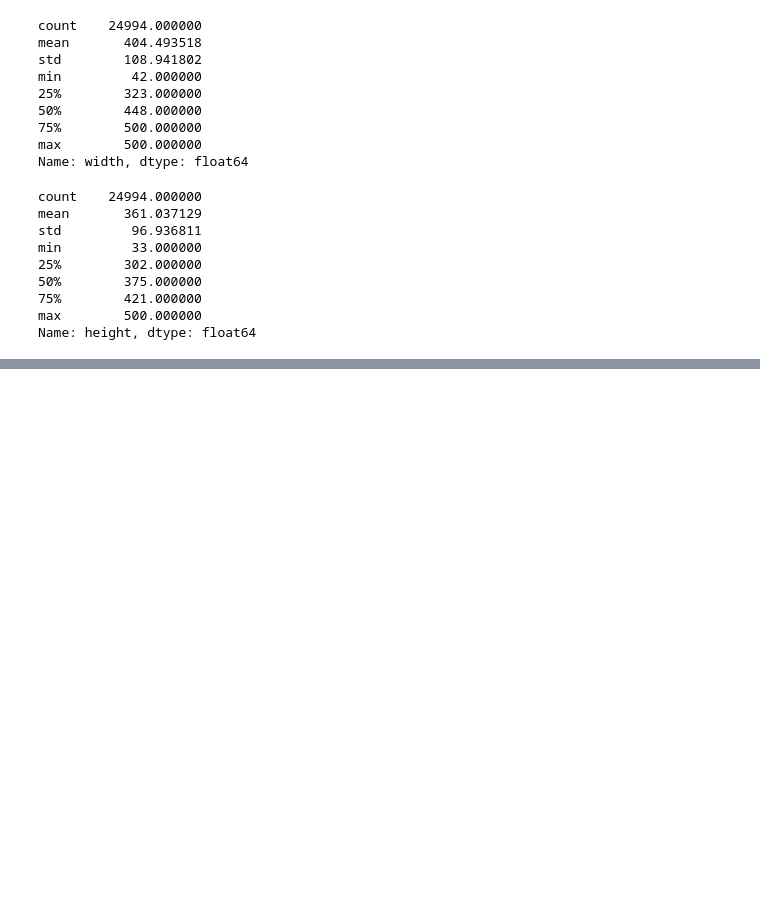
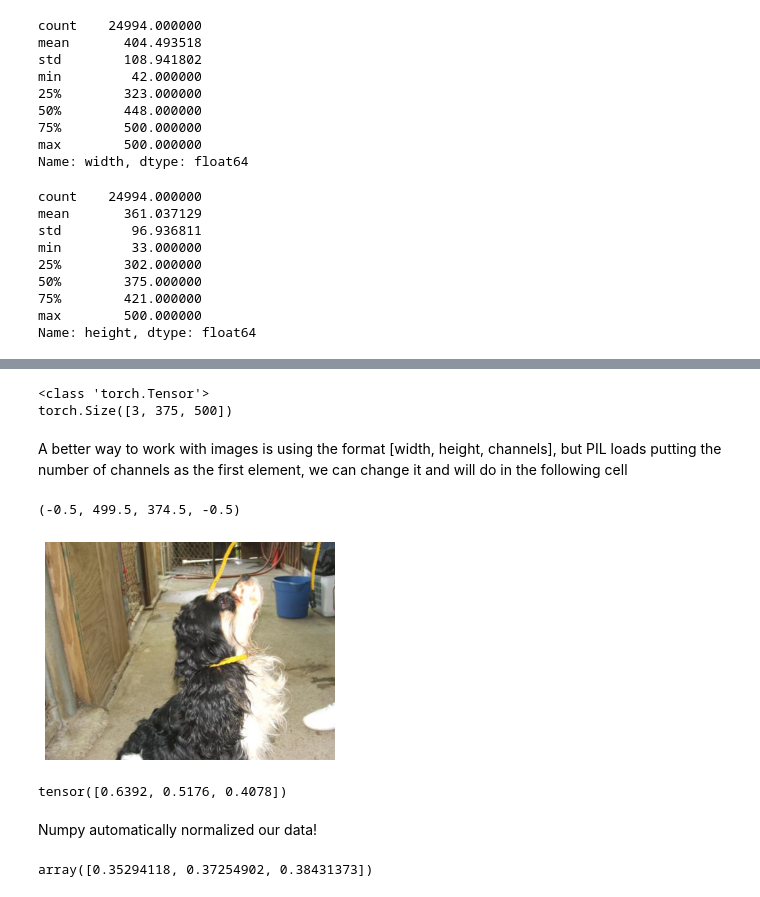
Before and after one commit to Cachemarra/Python-for-DeepLearning-bootcamp, a Jupyter notebook: Section 7 ANN/Loading Real Image Data.ipynb, the cells around one changed output, grey strips where cells are left out. Cells and saved outputs as stored; diff of their text form; code cells hidden in the pictures; blank space fills up the shorter version.

```diff
--- a/Section 7 ANN/Loading Real Image Data.ipynb
+++ b/Section 7 ANN/Loading Real Image Data.ipynb
@@ -109,0 +126,41 @@ Name: height, dtype: float64
+# %%
+# Permorm a transformation
+# With compose we can perform differents transforms at once
+transform = transforms.Compose([
+    transforms.ToTensor()
+])
+
+# Let's transform and see the property's of the image
+im = transform(dog)
+print(type(im))
+print(im.shape)
+# %% [output]
+<class 'torch.Tensor'>
+torch.Size([3, 375, 500])
+# %% [markdown]
+A better way to work with images is using the format [width, height, channels], but PIL loads putting the
+number of channels as the first element, we can change it and will do in the following cell
+# %%
+# Original [3, 375, 500]
+# First, convert to a numpy array
+# Then we transpose as the way we want
+numpy_img = np.transpose(im.numpy(), (1, 2, 0))
+
+# If no transpose has been done, we cannot display the image with matplotlib
+plt.imshow(numpy_img)
+plt.axis('off')
+# %% [output]
+(-0.5, 499.5, 374.5, -0.5)
+[figure, added]
+# %%
+# Taking a look at a pixel
+im[:, 0, 0]
+# %% [output]
+tensor([0.6392, 0.5176, 0.4078])
+# %% [markdown]
+Numpy automatically normalized our data!
+# %%
+# Checking normalization
+np.array([90, 95, 98]) / 255
+# %% [output]
+array([0.35294118, 0.37254902, 0.38431373])
```
Also changed, not shown: parts of 12 cells of this notebook, 1 other file.
